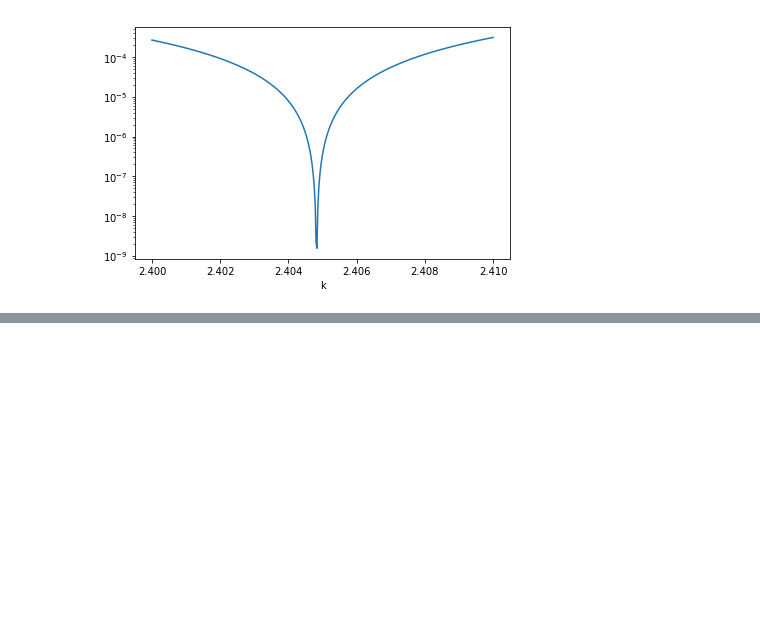
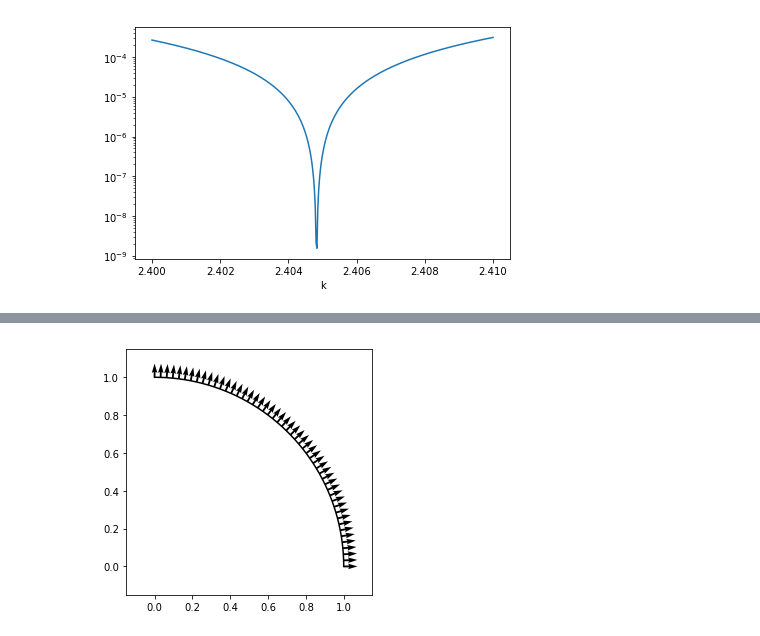
Before and after one commit to benokit/quantum-billiards, a Jupyter notebook: Quantum billiard test notebook.ipynb, the cells around one changed output, grey strips where cells are left out. Cells and saved outputs as stored; diff of their text form; code cells hidden in the pictures; blank space fills up the shorter version.

```diff
--- a/Quantum billiard test notebook.ipynb
+++ b/Quantum billiard test notebook.ipynb
@@ -74,0 +92,22 @@ pf.plot_tension(circleBilliard, 2.4, 2.41, grid = 400)
+# %%
+params_1 = {"angle" : np.pi/2}
+arc_1 = bc.curve(circle_r, circle_n, circle_arc, **params_1)
+params_2 = {"x0": 0, "x1": -1, "y0": 1, "y1": 0}
+line_2 = bc.curve(line_r, line_n, line_arc, **params_2)
+params_3 = {"x0": -1, "x1": -1, "y0": 0, "y1": -1}
+line_3 = bc.curve(line_r, line_n, line_arc, **params_3)
+params_4 = {"x0": -1, "x1": 0.5, "y0": -1, "y1": -1}
+line_4 = bc.curve(line_r, line_n, line_arc, **params_4)
+params_5 = {"R" : 0.5, "x0": 0.5, "y0" : -0.5 , "angle" : np.pi/2, "shift" : 3*np.pi/2}
+arc_5 = bc.curve(circle_r, circle_n, circle_arc, **params_5)
+params_6 = {"x0": 1, "x1": 1, "y0": -0.5, "y1": 0}
+line_6 = bc.curve(line_r, line_n, line_arc, **params_6)
+
+curves = [arc_1, line_2, line_3, line_4, arc_5, line_6]
+area = np.pi/4 + 1/2 + 1.5 + np.pi *0.5**2 + 0.5**2
+dens = [15 for i in curves]
+dens[1] = 20
+# %%
+pf.plot_curve(arc_1)
+# %% [output]
+[figure, added]
```
Also changed, not shown: parts of 26 cells of this notebook, 6 other files.
